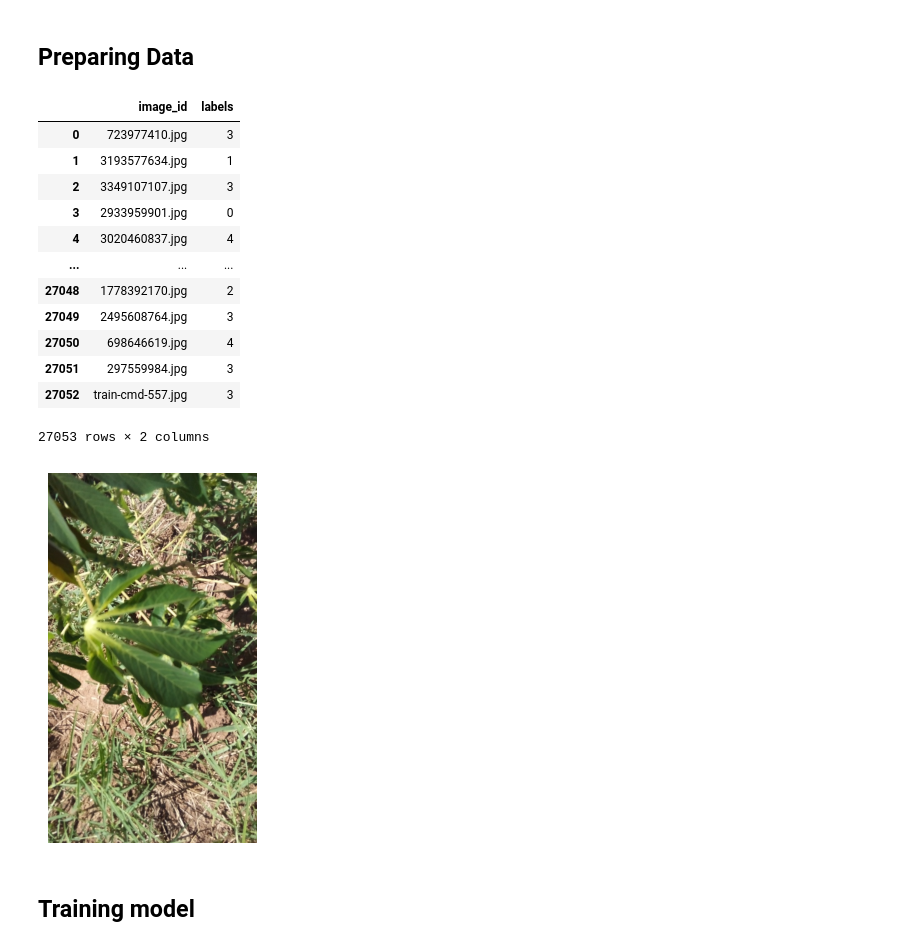
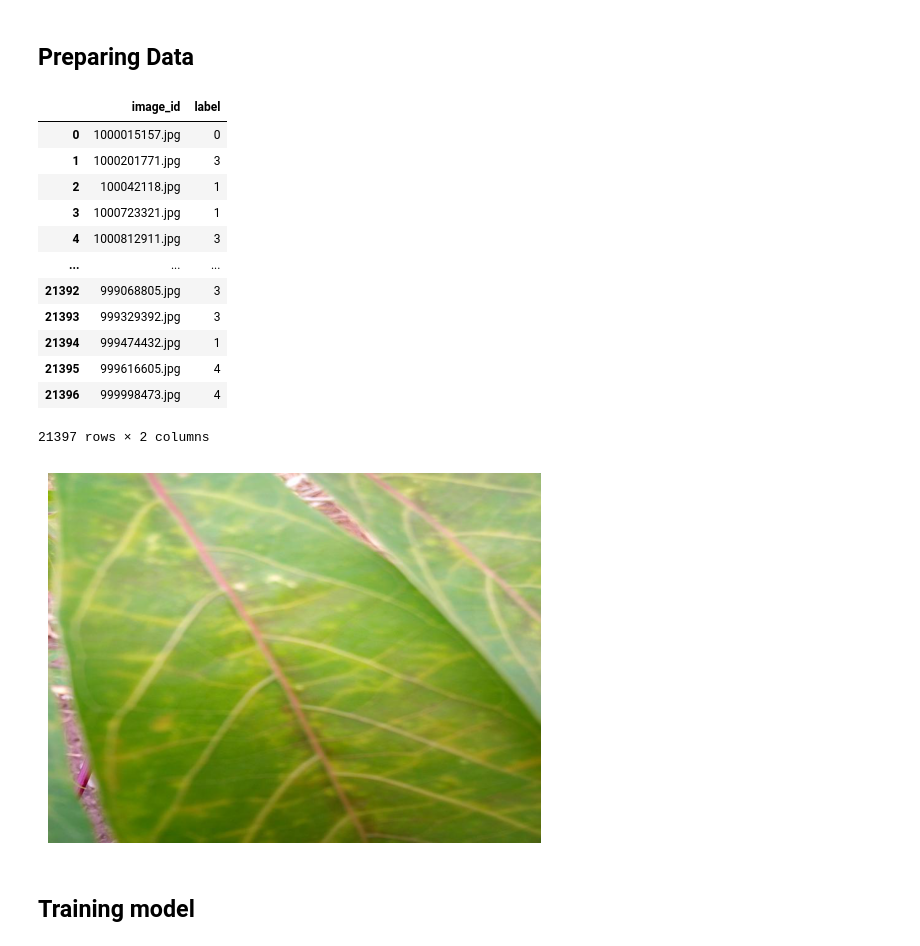
Before and after one commit to alexksh2/SC4000_Machine_Learning, a Jupyter notebook: scripts/EfficientnetB4.ipynb, the cells around one changed output. Cells and saved outputs as stored; diff of their text form; code cells hidden in the pictures.

```diff
--- a/scripts/EfficientnetB4.ipynb
+++ b/scripts/EfficientnetB4.ipynb
@@ -9,22 +9,22 @@ batch_size = 128
 ## Preparing Data
 # %%
 import pandas as pd
-df_train_data = pd.read_csv("../data/merged_train.csv")
+df_train_data = pd.read_csv('/Users/alexshienhowkhoo/Documents/SC4000 Project/dataset/train.csv')
 df_train_data
 # %% [output]
-|  | image_id | labels |
-| 0 | 723977410.jpg | 3 |
-| 1 | 3193577634.jpg | 1 |
-| 2 | 3349107107.jpg | 3 |
-| 3 | 2933959901.jpg | 0 |
-| 4 | 3020460837.jpg | 4 |
+|  | image_id | label |
+| 0 | 1000015157.jpg | 0 |
+| 1 | 1000201771.jpg | 3 |
+| 2 | 100042118.jpg | 1 |
+| 3 | 1000723321.jpg | 1 |
+| 4 | 1000812911.jpg | 3 |
 | ... | ... | ... |
-| 27048 | 1778392170.jpg | 2 |
-| 27049 | 2495608764.jpg | 3 |
-| 27050 | 698646619.jpg | 4 |
-| 27051 | 297559984.jpg | 3 |
-| 27052 | train-cmd-557.jpg | 3 |
+| 21392 | 999068805.jpg | 3 |
+| 21393 | 999329392.jpg | 3 |
+| 21394 | 999474432.jpg | 1 |
+| 21395 | 999616605.jpg | 4 |
+| 21396 | 999998473.jpg | 4 |
-27053 rows × 2 columns
+21397 rows × 2 columns
 # %%
 from torchvision import transforms
 from PIL import Image
@@ -32,33 +32,33 @@ import matplotlib.pyplot as plt
 
 
 import numpy as np
 import matplotlib.pyplot as plt
 from PIL import Image
 from glob import glob
 from torchvision import transforms
 
 # Define the path to your train_images directory
-train_path = "../data/train_images/"
+train_path = '/Users/alexshienhowkhoo/Documents/SC4000 Project/dataset/train_images'
 
 # Use glob to get all image files with .jpg or .jpeg extensions
 image_files = glob(train_path + '/*.jp*g')
 
 # Define the transformation (ToTensor)
 transform = transforms.ToTensor()
 
 # Randomly select an image path
 img_path = np.random.choice(image_files)
 
 # Open the image
 image = Image.open(img_path)
 
 # Apply the transform to convert the image to a tensor
 image_tensor = transform(image)
 
 # Display the image
 plt.imshow(image_tensor.permute(1, 2, 0))  # Permute is needed to change the shape to (H, W, C)
 plt.axis('off')  # Hide axis
 plt.show()
 # %% [output]
-[figure, old version]
+[figure, new version]
 # %%
```
Also changed, not shown: parts of 9 cells of this notebook.
